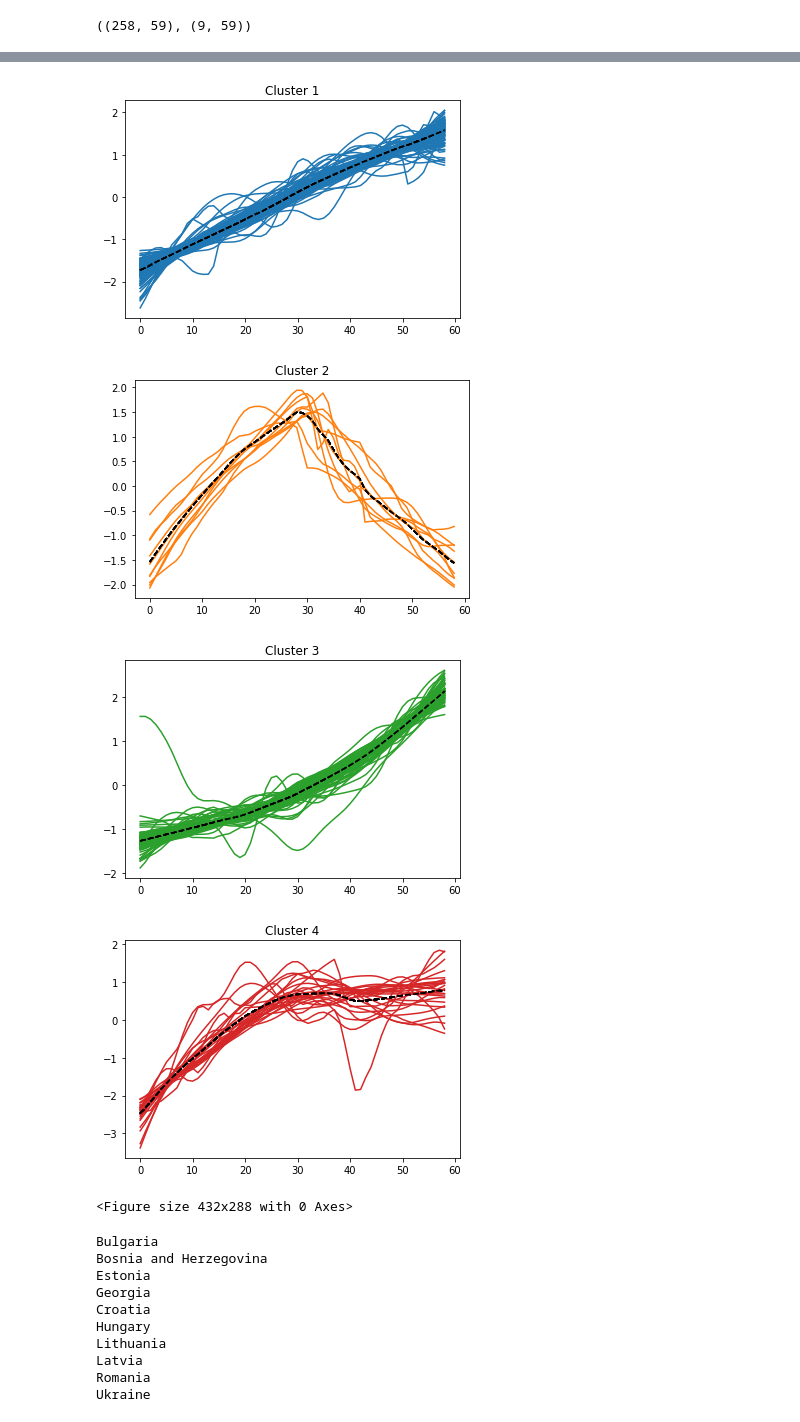
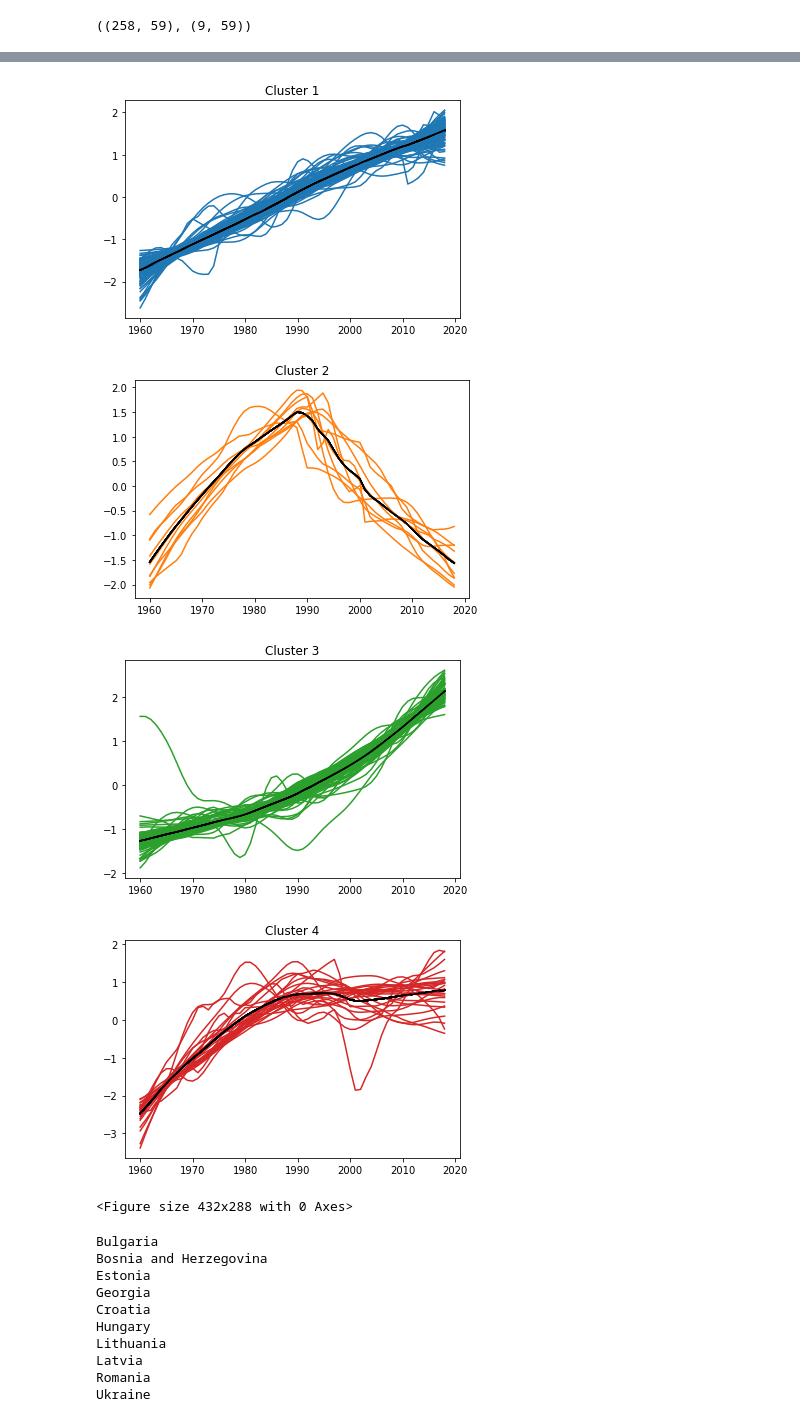
Before and after one commit to DesiPilla/DSPS_dPilla, a Jupyter notebook: HW11/time_series_clustering.ipynb, the cells around one changed output, grey strips where cells are left out. Drawn from its saved outputs; the diff is of its cells as text; code cells hidden in the pictures.

```diff
--- a/HW11/time_series_clustering.ipynb
+++ b/HW11/time_series_clustering.ipynb
@@ -236,16 +237,17 @@ Cluster 4:      26 features
 # %%
 for i in range(len(clusterData.cluster_centers_)):
   for j in range(len(clusterData.labels_)):
     pl.title('Cluster %d' % (i+ 1))
     if clusterData.labels_[j] == i:
       pl.plot(X[j], c = cmap[i]);
-      pl.plot(clusterData.cluster_centers_[i], c = 'k', linewidth = 1.5, linestyle = '--');
+      pl.plot(clusterData.cluster_centers_[i], c = 'k', linewidth = 1.5);
+      pl.xticks(ticks=range(0, 70, 10), labels=["%d"%i for i in range(1960, 2030, 10)]);
   pl.figure();
 # %% [output]
-[figure, old version]
+[figure, new version]
-[figure, old version]
+[figure, new version]
-[figure, old version]
+[figure, new version]
-[figure, old version]
+[figure, new version]
 <Figure size 432x288 with 0 Axes>
 # %%
 counts.sort(key = lambda x: x[1])
```
Also changed, not shown: parts of 1 cell of this notebook.
